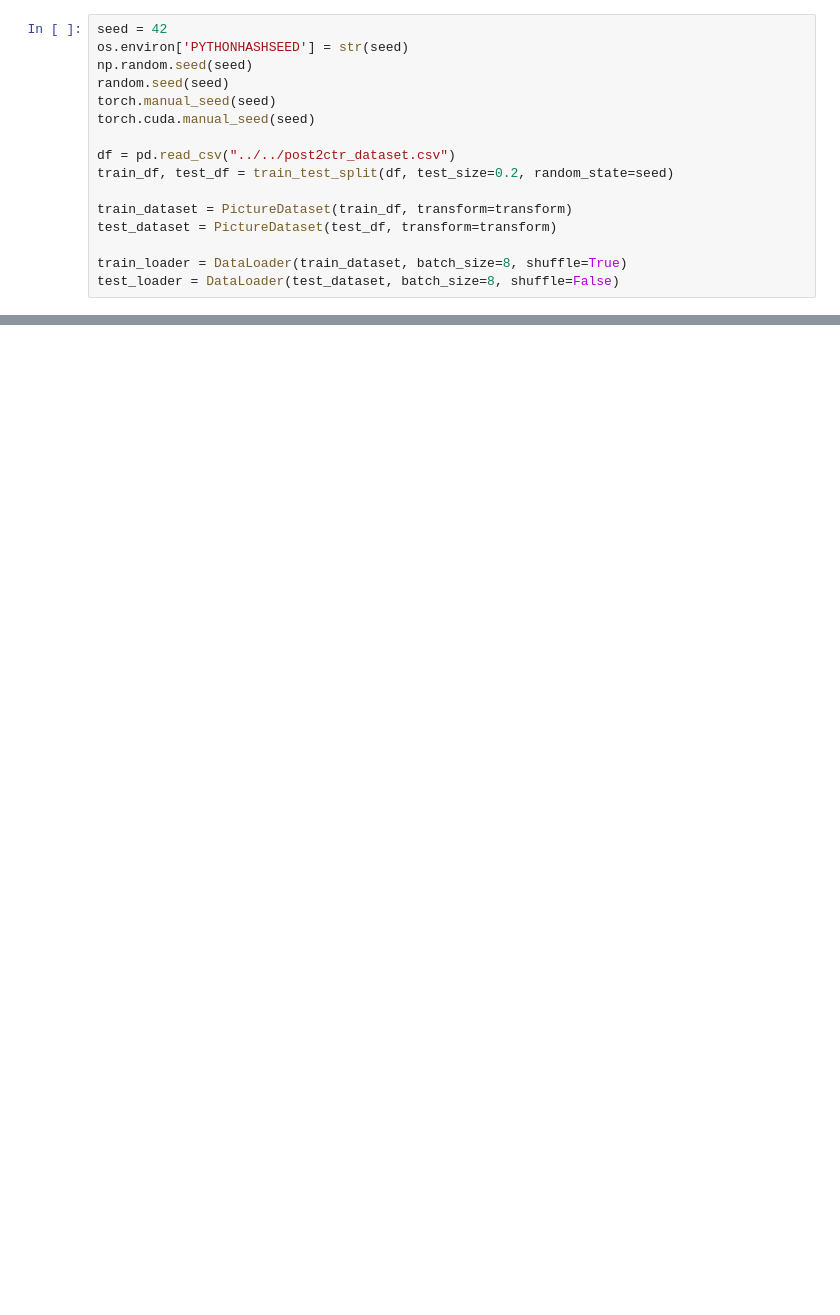
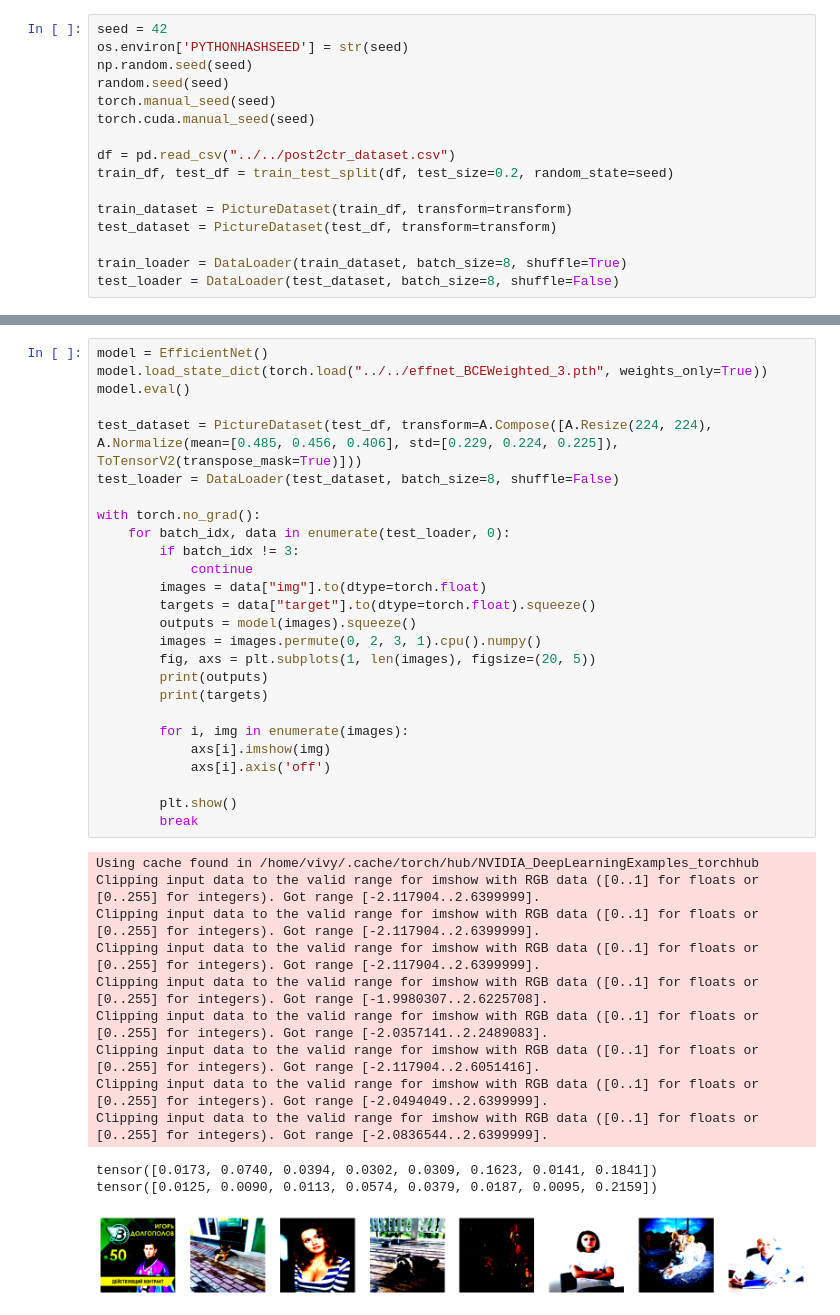
Before and after one commit to Octopupu5/vk-lab-test, a Jupyter notebook: recsys/visualizing_models.ipynb, the cells around one changed output, grey strips where cells are left out. Cells and saved outputs as stored; diff of their text form; blank space fills up the shorter version.

```diff
--- a/recsys/visualizing_models.ipynb
+++ b/recsys/visualizing_models.ipynb
@@ -126,0 +135,39 @@ for i, row in df_results.iterrows():
+# %%
+model = EfficientNet()
+model.load_state_dict(torch.load("../../effnet_BCEWeighted_3.pth", weights_only=True))
+model.eval()
+
+test_dataset = PictureDataset(test_df, transform=A.Compose([A.Resize(224, 224), A.Normalize(mean=[0.485, 0.456, 0.406], std=[0.229, 0.224, 0.225]), ToTensorV2(transpose_mask=True)]))
+test_loader = DataLoader(test_dataset, batch_size=8, shuffle=False)
+
+with torch.no_grad():
+    for batch_idx, data in enumerate(test_loader, 0):
+        if batch_idx != 3:
+            continue
+        images = data["img"].to(dtype=torch.float)
+        targets = data["target"].to(dtype=torch.float).squeeze()
+        outputs = model(images).squeeze()
+        images = images.permute(0, 2, 3, 1).cpu().numpy()
+        fig, axs = plt.subplots(1, len(images), figsize=(20, 5))
+        print(outputs)
+        print(targets)
+
+        for i, img in enumerate(images):
+            axs[i].imshow(img)
+            axs[i].axis('off')
+
+        plt.show()
+        break
+# %% [output]
+Using cache found in /home/vivy/.cache/torch/hub/NVIDIA_DeepLearningExamples_torchhub
+Clipping input data to the valid range for imshow with RGB data ([0..1] for floats or [0..255] for integers). Got range [-2.117904..2.6399999].
+Clipping input data to the valid range for imshow with RGB data ([0..1] for floats or [0..255] for integers). Got range [-2.117904..2.6399999].
+Clipping input data to the valid range for imshow with RGB data ([0..1] for floats or [0..255] for integers). Got range [-2.117904..2.6399999].
+Clipping input data to the valid range for imshow with RGB data ([0..1] for floats or [0..255] for integers). Got range [-1.9980307..2.6225708].
+Clipping input data to the valid range for imshow with RGB data ([0..1] for floats or [0..255] for integers). Got range [-2.0357141..2.2489083].
+Clipping input data to the valid range for imshow with RGB data ([0..1] for floats or [0..255] for integers). Got range [-2.117904..2.6051416].
+Clipping input data to the valid range for imshow with RGB data ([0..1] for floats or [0..255] for integers). Got range [-2.0494049..2.6399999].
+Clipping input data to the valid range for imshow with RGB data ([0..1] for floats or [0..255] for integers). Got range [-2.0836544..2.6399999].
+tensor([0.0173, 0.0740, 0.0394, 0.0302, 0.0309, 0.1623, 0.0141, 0.1841])
+tensor([0.0125, 0.0090, 0.0113, 0.0574, 0.0379, 0.0187, 0.0095, 0.2159])
+[figure, added]
```
Also changed, not shown: parts of 8 cells of this notebook, 12 other files.
